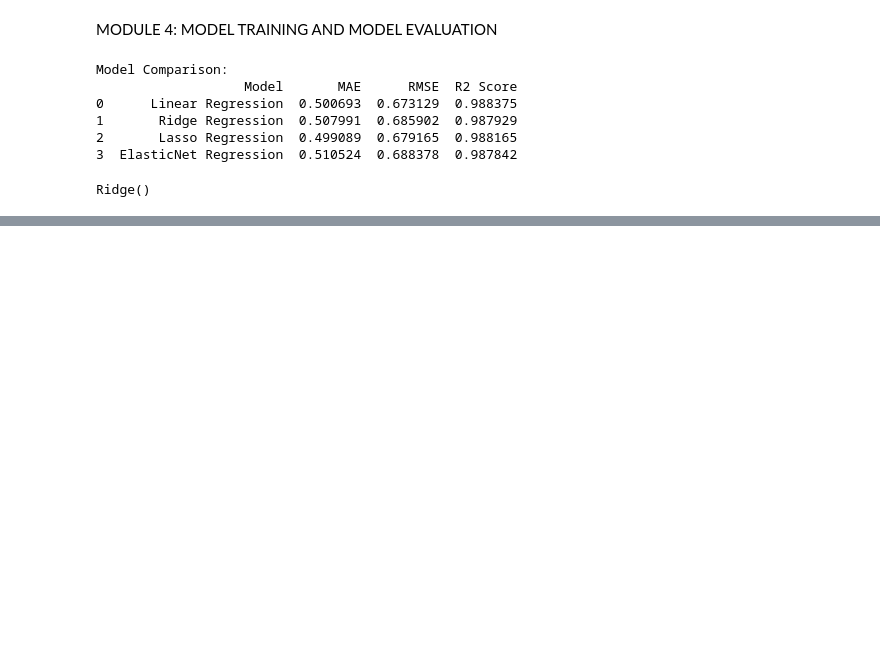
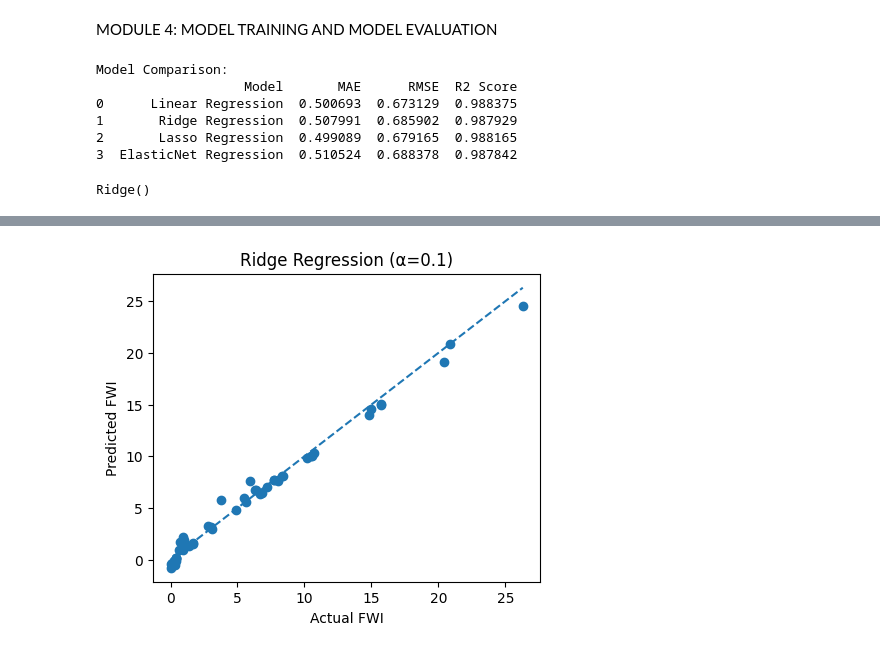
Before and after one commit to Aspire-Infolabs/FWI_Prediction_Batch8, a Jupyter notebook: FWI_Prediction_Pranjali.ipynb, the cells around one changed output, grey strips where cells are left out. Drawn from its saved outputs; the diff is of its cells as text; code cells hidden in the pictures; blank space fills up the shorter version.

```diff
--- a/FWI_Prediction_Pranjali.ipynb
+++ b/FWI_Prediction_Pranjali.ipynb
@@ -347,5 +347,5 @@ final_model.fit(X_train_scaled, y_train)
 Ridge()
 # %%
 #Saving the model
-with open("./models/ridge.pkl", "wb") as f:
+with open("./models/ridge_in.pkl", "wb") as f:
     pickle.dump(final_model, f)
@@ -351,0 +393,19 @@ with open("./models/ridge.pkl", "wb") as f:
+# %%
+ridge_params = {'alpha': [0.01, 0.1, 1, 10, 50]}
+
+ridge_cv = GridSearchCV(
+    Ridge(),
+    ridge_params,
+    scoring='r2',
+    cv=5
+)
+ridge_cv.fit(X_train_scaled, y_train)
+
+best_ridge = ridge_cv.best_estimator_
+
+ridge_results = evaluate_model(
+    f"Ridge Regression (α={best_ridge.alpha})",
+    best_ridge
+)
+# %% [output]
+[figure, added]
```
Also changed, not shown: parts of 8 cells of this notebook.
